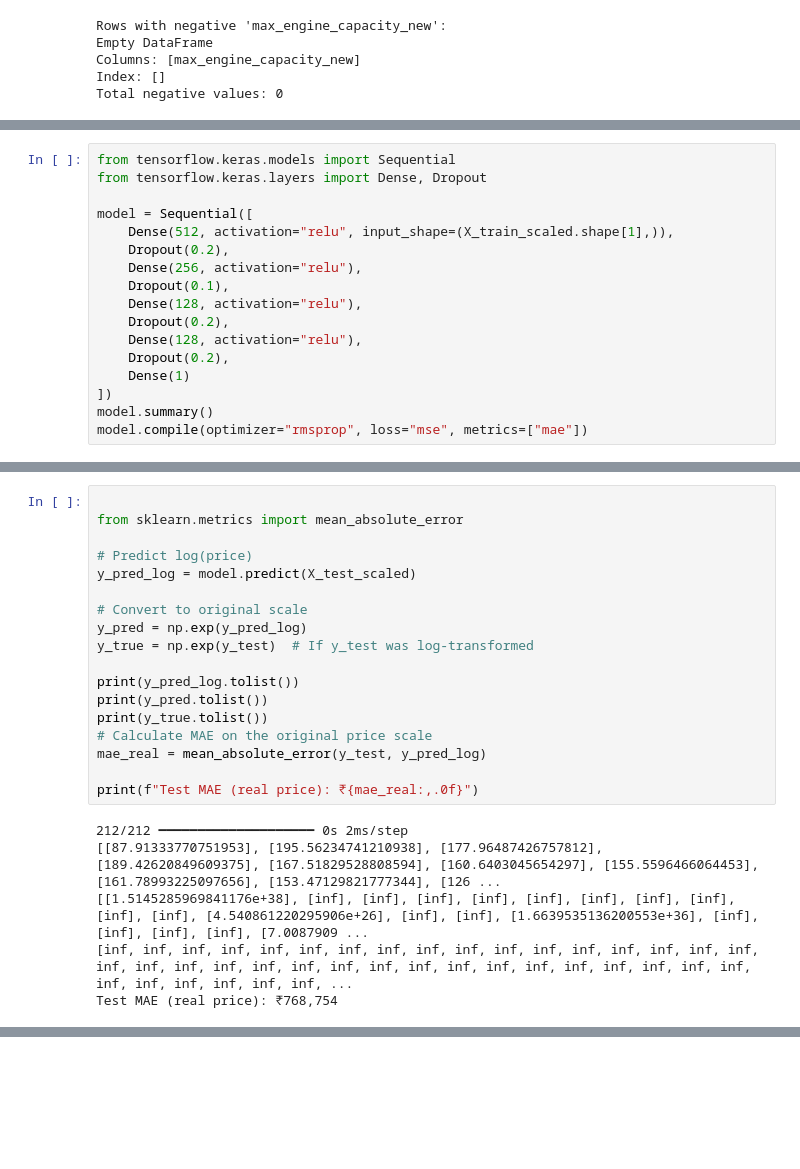
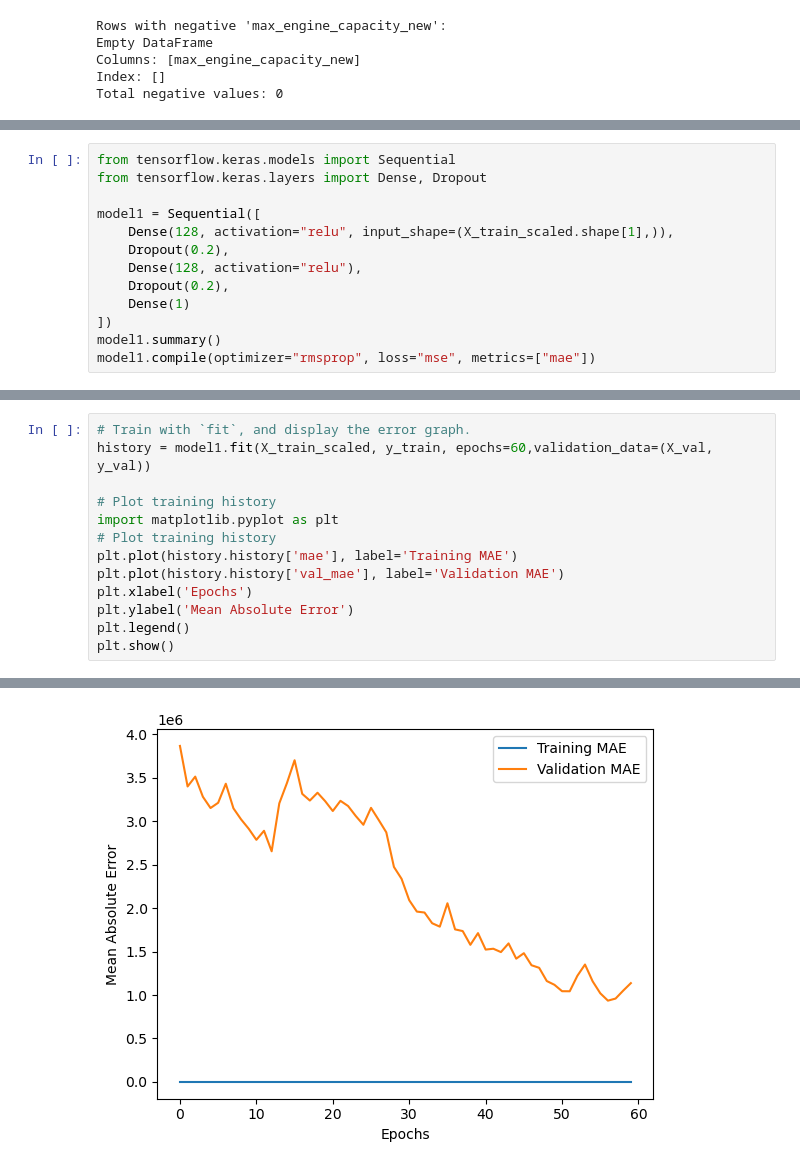
Before and after one commit to kaz4n/DataAi, a Jupyter notebook: deepSeekSolution.ipynb, the cells around one changed output, grey strips where cells are left out. Cells and saved outputs as stored; diff of their text form; blank space fills up the shorter version.

```diff
--- a/deepSeekSolution.ipynb
+++ b/deepSeekSolution.ipynb
@@ -293,17 +282,13 @@ X_test_scaled = scaler.transform(X_test)
 from tensorflow.keras.models import Sequential
 from tensorflow.keras.layers import Dense, Dropout
 
-model = Sequential([
-    Dense(512, activation="relu", input_shape=(X_train_scaled.shape[1],)),
-    Dropout(0.2),
-    Dense(256, activation="relu"),
-    Dropout(0.1),
-    Dense(128, activation="relu"),
+model1 = Sequential([
+    Dense(128, activation="relu", input_shape=(X_train_scaled.shape[1],)),
     Dropout(0.2),
     Dense(128, activation="relu"),
     Dropout(0.2),
     Dense(1)
 ])
-model.summary()
-model.compile(optimizer="rmsprop", loss="mse", metrics=["mae"])
+model1.summary()
+model1.compile(optimizer="rmsprop", loss="mse", metrics=["mae"])
 # %% [output]
@@ -362,24 +312,14 @@ Epoch 33/60
-# %%
-
-from sklearn.metrics import mean_absolute_error
-
-# Predict log(price)
-y_pred_log = model.predict(X_test_scaled)
-
-# Convert to original scale
-y_pred = np.exp(y_pred_log)
-y_true = np.exp(y_test)  # If y_test was log-transformed
-
-print(y_pred_log.tolist())
-print(y_pred.tolist())
-print(y_true.tolist())
-# Calculate MAE on the original price scale
-mae_real = mean_absolute_error(y_test, y_pred_log)
-
-print(f"Test MAE (real price): ₹{mae_real:,.0f}")
-# %% [output]
-212/212 ━━━━━━━━━━━━━━━━━━━━ 0s 2ms/step
-[[87.91333770751953], [195.56234741210938], [177.96487426757812], [189.42620849609375], [167.51829528808594], [160.6403045654297], [155.5596466064453], [161.78993225097656], [153.47129821777344], [126 ...
-[[1.5145285969841176e+38], [inf], [inf], [inf], [inf], [inf], [inf], [inf], [inf], [inf], [inf], [4.540861220295906e+26], [inf], [inf], [1.6639535136200553e+36], [inf], [inf], [inf], [inf], [7.0087909 ...
-[inf, inf, inf, inf, inf, inf, inf, inf, inf, inf, inf, inf, inf, inf, inf, inf, inf, inf, inf, inf, inf, inf, inf, inf, inf, inf, inf, inf, inf, inf, inf, inf, inf, inf, inf, inf, inf, inf, inf, inf, ...
-Test MAE (real price): ₹768,754
+# %%
+# Train with `fit`, and display the error graph.
+history = model1.fit(X_train_scaled, y_train, epochs=60,validation_data=(X_val, y_val))
+
+# Plot training history
+import matplotlib.pyplot as plt
+# Plot training history
+plt.plot(history.history['mae'], label='Training MAE')
+plt.plot(history.history['val_mae'], label='Validation MAE')
+plt.xlabel('Epochs')
+plt.ylabel('Mean Absolute Error')
+plt.legend()
+plt.show()
+# %% [output]
@@ -385,0 +343 @@ Test MAE (real price): ₹768,754
+[figure, added]
```
Also changed, not shown: parts of 20 cells of this notebook, 1 other file.
